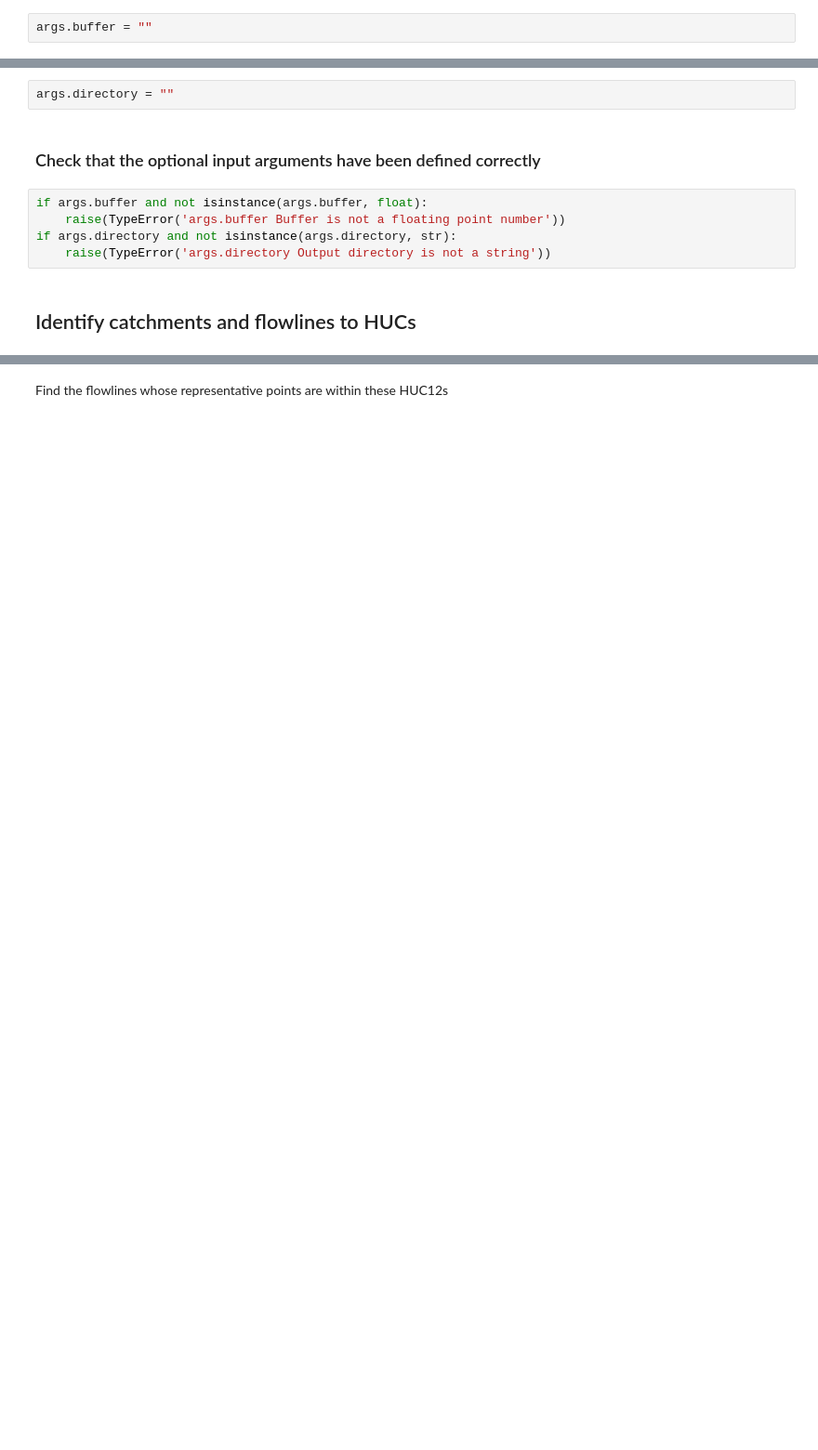
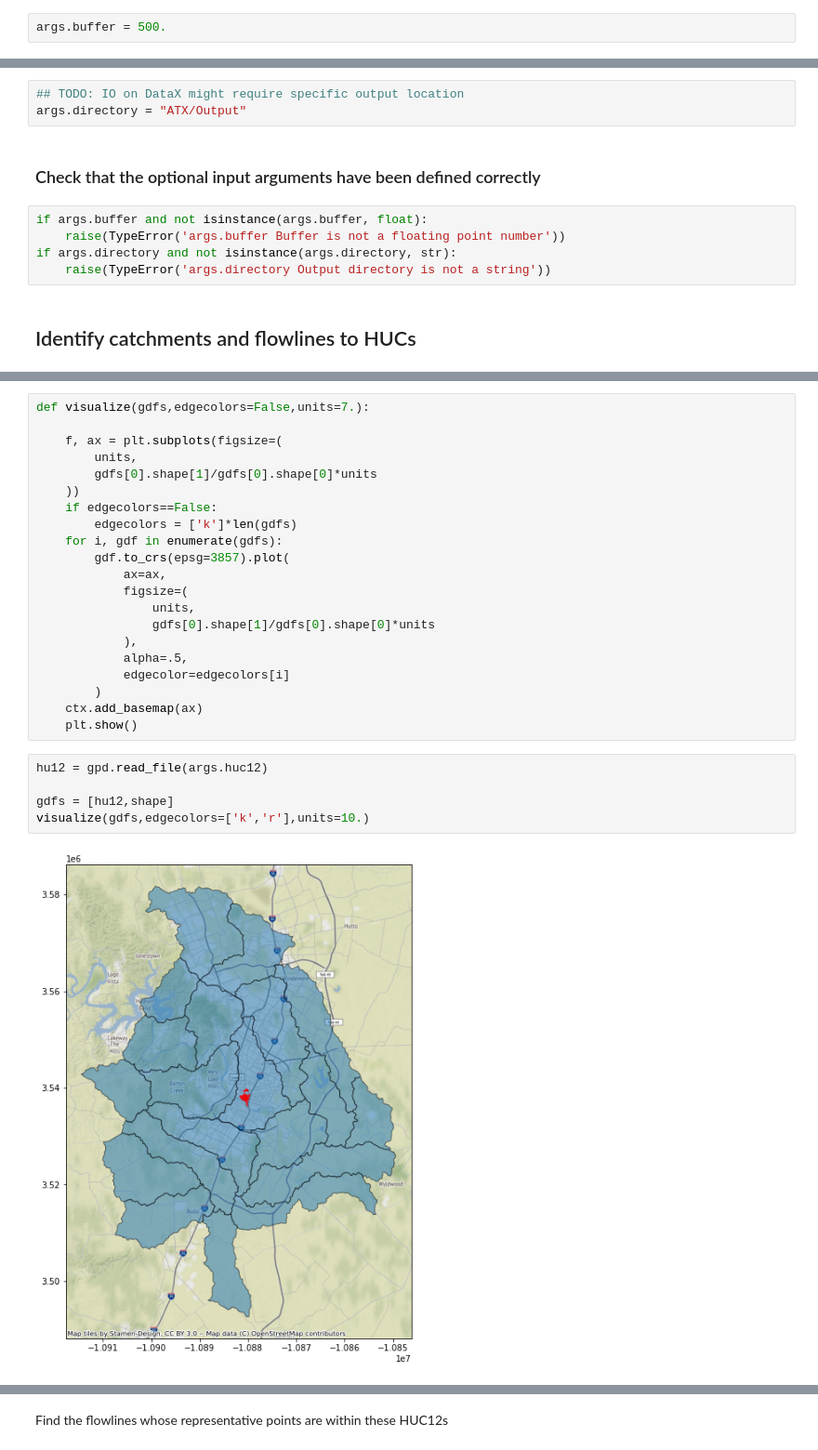
Before and after one commit to dhardestylewis/DEM2basin, a Jupyter notebook: GeoFlood-Preprocessing.ipynb, the cells around one changed output, grey strips where cells are left out. Shown at 93% size. Saved outputs shown, nothing was run; the diff lists cells and outputs as text; blank space fills up the shorter version.

```diff
--- a/GeoFlood-Preprocessing.ipynb
+++ b/GeoFlood-Preprocessing.ipynb
@@ -90,7 +88,7 @@ if not isinstance(args.shapefile, str):
 # %% [markdown]
 Optional distance to buffer the output raster
 # %%
-args.buffer = ""
+args.buffer = 500.
 # %% [markdown]
 Optional directory for the output DEMs
  (The outputs will be organized by HUC)
@@ -98,5 +98,6 @@ Optional directory for the output DEMs
-# %%
-args.directory = ""
+# %%
+## TODO: IO on DataX might require specific output location
+args.directory = "ATX/Output"
 # %% [markdown]
 ### Check that the optional input arguments have been defined correctly
 # %%
@@ -109 +118,29 @@ if args.directory and not isinstance(args.directory, str):
+# %%
+def visualize(gdfs,edgecolors=False,units=7.):
+
+    f, ax = plt.subplots(figsize=(
+        units,
+        gdfs[0].shape[1]/gdfs[0].shape[0]*units
+    ))
+    if edgecolors==False:
+        edgecolors = ['k']*len(gdfs)
+    for i, gdf in enumerate(gdfs):
+        gdf.to_crs(epsg=3857).plot(
+            ax=ax,
+            figsize=(
+                units,
+                gdfs[0].shape[1]/gdfs[0].shape[0]*units
+            ),
+            alpha=.5,
+            edgecolor=edgecolors[i]
+        )
+    ctx.add_basemap(ax)
+    plt.show()
+# %%
+hu12 = gpd.read_file(args.huc12)
+
+gdfs = [hu12,shape]
+visualize(gdfs,edgecolors=['k','r'],units=10.)
+# %% [output]
+[figure, added]
 # %% [markdown]
```
Also changed, not shown: parts of 41 cells of this notebook, 6 other files.
